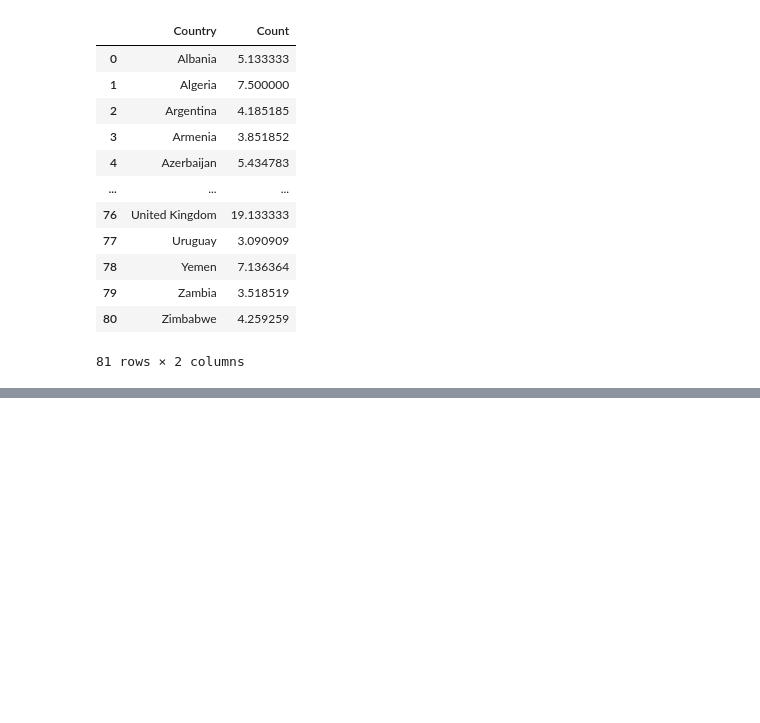
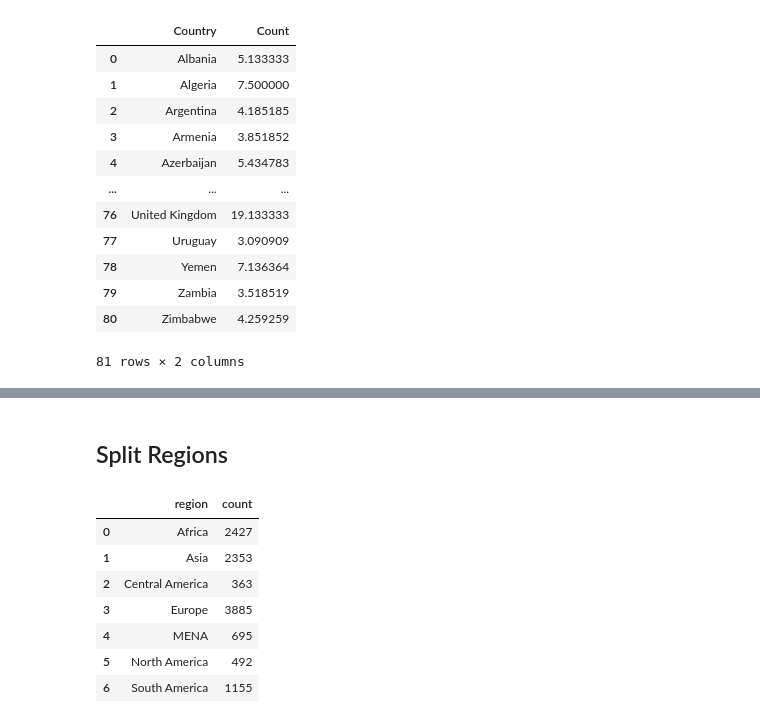
Before and after one commit to crissyro/kaggle_projects, a Jupyter notebook: notebooks/global_protests.ipynb, the cells around one changed output, grey strips where cells are left out. Saved outputs shown, nothing was run; the diff lists cells and outputs as text; code cells hidden in the pictures; blank space fills up the shorter version.

```diff
--- a/notebooks/global_protests.ipynb
+++ b/notebooks/global_protests.ipynb
@@ -292,3 +292,17 @@ fig = px.bar(data_frame=mean_in_country, x='Country', y='Count')
 iplot(fig)
 # %% [output]
 [interactive output not drawn]
+# %% [markdown]
+## Split Regions
+# %%
+gr = df.groupby('region')['region'].size().reset_index(name='count')
+gr
+# %% [output]
+|  | region | count |
+| 0 | Africa | 2427 |
+| 1 | Asia | 2353 |
+| 2 | Central America | 363 |
+| 3 | Europe | 3885 |
+| 4 | MENA | 695 |
+| 5 | North America | 492 |
+| 6 | South America | 1155 |
```
Also changed, not shown: parts of 9 cells of this notebook.
